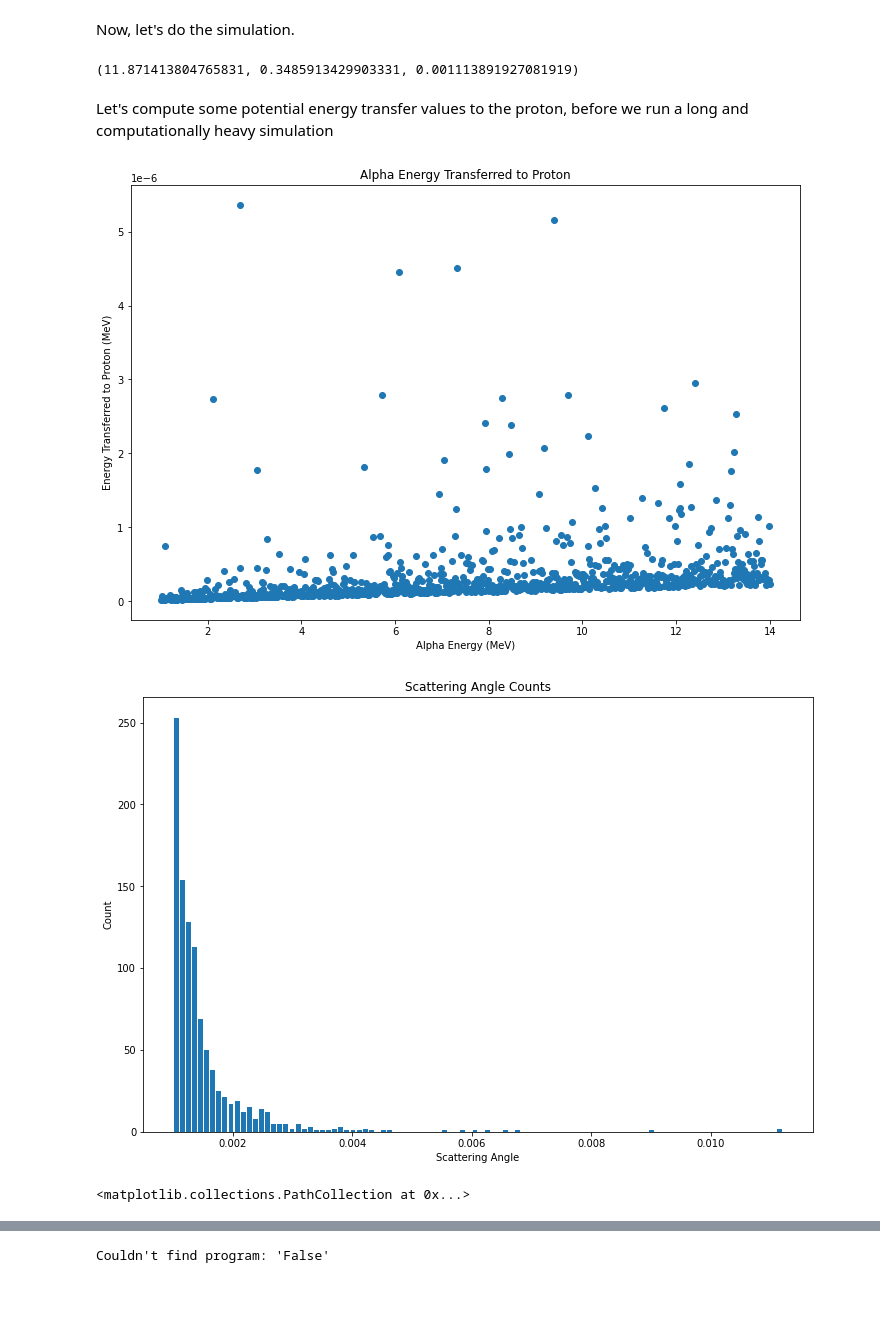
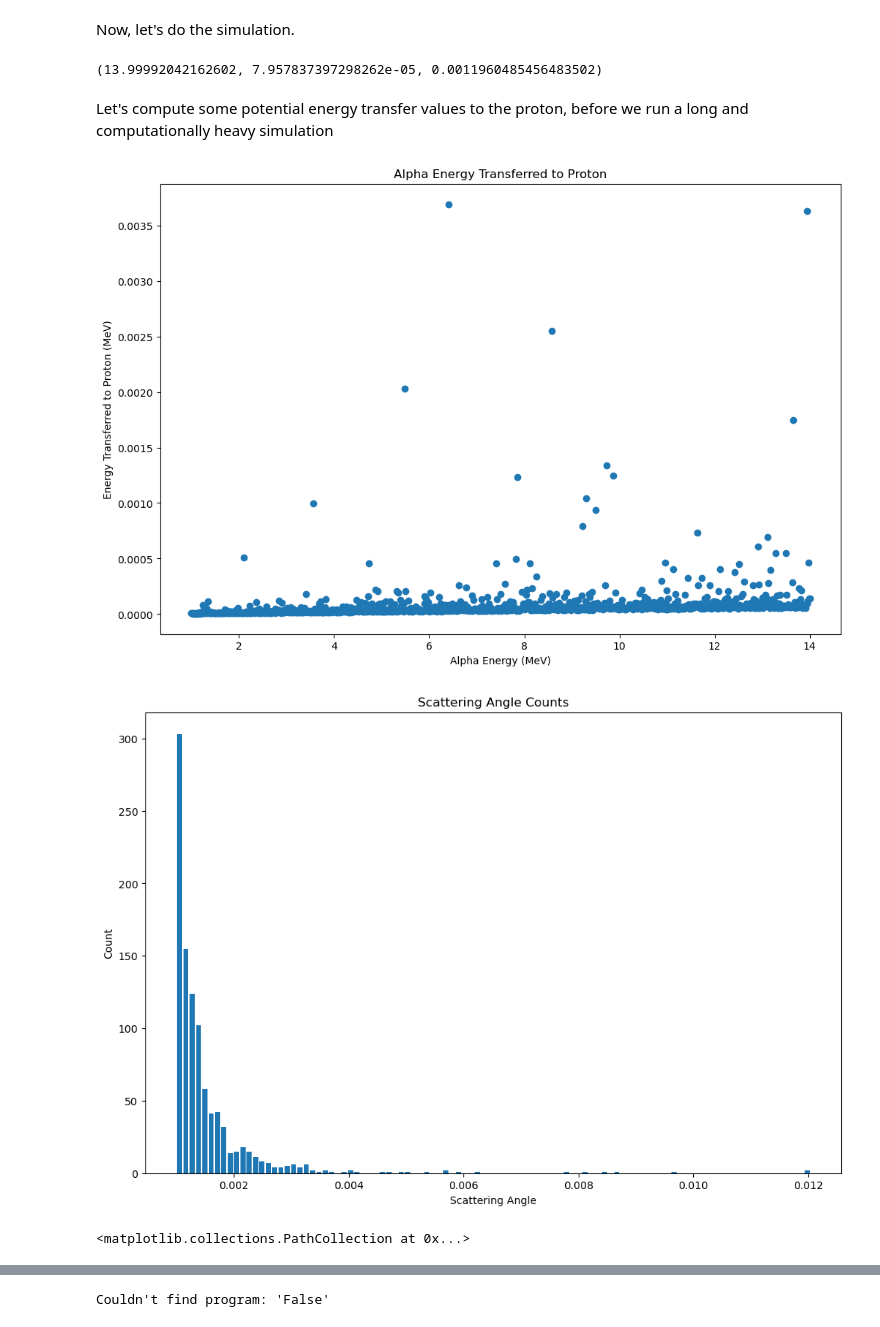
Before and after one commit to ddrobner/scatteringsim, a Jupyter notebook: scatteringsim.ipynb, the cells around one changed output, grey strips where cells are left out. Cells and saved outputs as stored; diff of their text form; code cells hidden in the pictures; blank space fills up the shorter version.

```diff
--- a/scatteringsim.ipynb
+++ b/scatteringsim.ipynb
@@ -286,7 +286,7 @@ Yielding the final velocities of each particle.
 # %% [markdown]
 Now, let's do the simulation.
 # %%
-def energy_transfer(e_i):
+def energy_transfer(e_i, scatter_angle=None):
     # TODO need to handle the case where alpha does not deflect (or has a very
     # small deflection angle?)
     # returns a tuple with the new alpha-energy and proton-energy in coordinate
@@ -295,34 +295,37 @@ def energy_transfer(e_i):
     m_alpha = 6.646E-27 # kg
     m_proton = 1.6726E-27 # kg
 
-    scatter_angle = scattering_angle(e_i)
+    if scatter_angle is None:
+        scatter_angle = scattering_angle(e_i)
     # just identifying scatter_angle as theta_1 to match the algebra
     theta_1 = scatter_angle
 
     kappa = m_alpha/m_proton
-    #kappa = m_proton/m_alpha
 
     # need to convert mev to joules
-    #mev_to_j = 1.602176e-13
-    # just setting this to one since the units work out in the end
-    mev_to_j = 1
+    mev_to_j = 1.602176e-13
     ei_j = e_i * mev_to_j
     valpha_i = np.sqrt((2*ei_j)/m_alpha)
 
-    # do I want to take the + or - soln here?
+    # TODO compute both + and - solns, take whichever satisfies conservation of energy
     # breaking this up into two parts
-    gamma = np.sqrt(np.power(kappa, 2)*np.power(valpha_i, 2)*np.power(np.cos(theta_1), 2) + (1-kappa)*np.power(valpha_i, 2))
-    valpha_f = (1/(1+kappa))*(valpha_i*kappa*np.cos(theta_1) + gamma)
+    try:
+        gamma = (1/(1+kappa))*np.sqrt((kappa**2)*(valpha_i**2)*(np.cos(theta_1)**2) - (kappa**2 - 1)*(valpha_i**2))
+    except:
+        print(theta_1)
+        return (0, 0, 0)
+    #valpha_f = (1/(1+kappa))*(valpha_i*kappa*np.cos(theta_1)) + gamma
+    valpha_f = (1/(1+kappa))*(kappa*valpha_i*np.cos(theta_1)) + gamma
 
     theta_2 = np.arctan((valpha_f*np.sin(theta_1))/(valpha_i - valpha_f*np.cos(theta_1)))
 
-    vproton_f = ((valpha_f*np.sin(theta_1))/(kappa*np.sin(theta_2)))
+    vproton_f = (kappa*valpha_f*np.sin(theta_1))/(np.sin(theta_2))
 
     # and now convert back to mev
-    ea_f = 0.5*m_alpha*np.power(valpha_f, 2)*(1/mev_to_j)
-    ep_f = 0.5*m_proton*np.power(vproton_f, 2)*(1/mev_to_j)
+    ea_f = 0.5*m_alpha*(valpha_f**2)*(1/mev_to_j)
+    ep_f = 0.5*m_proton*(vproton_f**2)*(1/mev_to_j)
 
-    return (ea_f, ep_f, scatter_angle)
+    return (ea_f, ep_f, theta_1)
 
 def scatter_sim(e_0, epsilon=0.1, density=0.8562, stepsize=0.001, sim_data=None):
     if sim_data is None:
@@ -351,7 +354,7 @@ def scatter_sim(e_0, epsilon=0.1, density=0.8562, stepsize=0.001, sim_data=None)
 # %%
 print(energy_transfer(14))
 # %% [output]
-(11.871413804765831, 0.3485913429903331, 0.001113891927081919)
+(13.99992042162602, 7.957837397298262e-05, 0.0011960485456483502)
 # %% [markdown]
 Let's compute some potential energy transfer values to the proton, before we run
 a long and computationally heavy simulation
@@ -360,8 +363,6 @@ ei_range = np.linspace(1, 14, 1000)
 #ei_range = 14*np.ones(500)
 with Pool(int(0.75*cpu_count())) as p:
     transfer_e_raw = p.map(energy_transfer, ei_range)
-    p.close()
-    p.join()
 transfer_e = [i[1] for i in transfer_e_raw]
 s_angles = [i[2] for i in transfer_e_raw]
 #print(s_angles)
@@ -376,33 +377,33 @@ ax = plt.gca()
 ax.set_facecolor('white')
 ax.set_alpha(1.0)
 plt.scatter(ei_range, transfer_e)
 plt.title("Alpha Energy Transferred to Proton")
 plt.xlabel("Alpha Energy (MeV)")
 plt.ylabel("Energy Transferred to Proton (MeV)")
 plt.show()
 
 plt.figure(2)
 ax = plt.gca()
 ax.set_facecolor('white')
 ax.set_alpha(1.0)
 plt.title("Scattering Angle Counts")
 plt.xlabel("Scattering Angle")
 plt.ylabel("Count")
 scatter_bins = BinnedCountData(d=s_angles, num_bins = 100)
 scatter_bins.add_count_by_list(s_angles)
 plt.hist(scatter_bins.bin_edges[:-1], scatter_bins.bin_edges, weights=scatter_bins.counts, rwidth=0.8)
 plt.show()
 #plt.scatter(transfer_e, s_angles)
 #plt.xlabel("Energy (MeV)")
 #plt.ylabel("Scattering Angle (rad)")
 
 plt.figure(3)
 plt.title("Proton Energy vs. Scattering Angle")
 plt.xlabel("Scattering Angle (rad)")
 plt.ylabel("Proton Energy (MeV)")
 plt.savefig("etransfer_better.jpg")
 plt.scatter(s_angles, transfer_e)
 # %% [output]
-[figure, old version]
+[figure, new version]
-[figure, old version]
+[figure, new version]
 <matplotlib.collections.PathCollection at 0x...>
```
Also changed, not shown: parts of 5 cells of this notebook, 3 other files.
